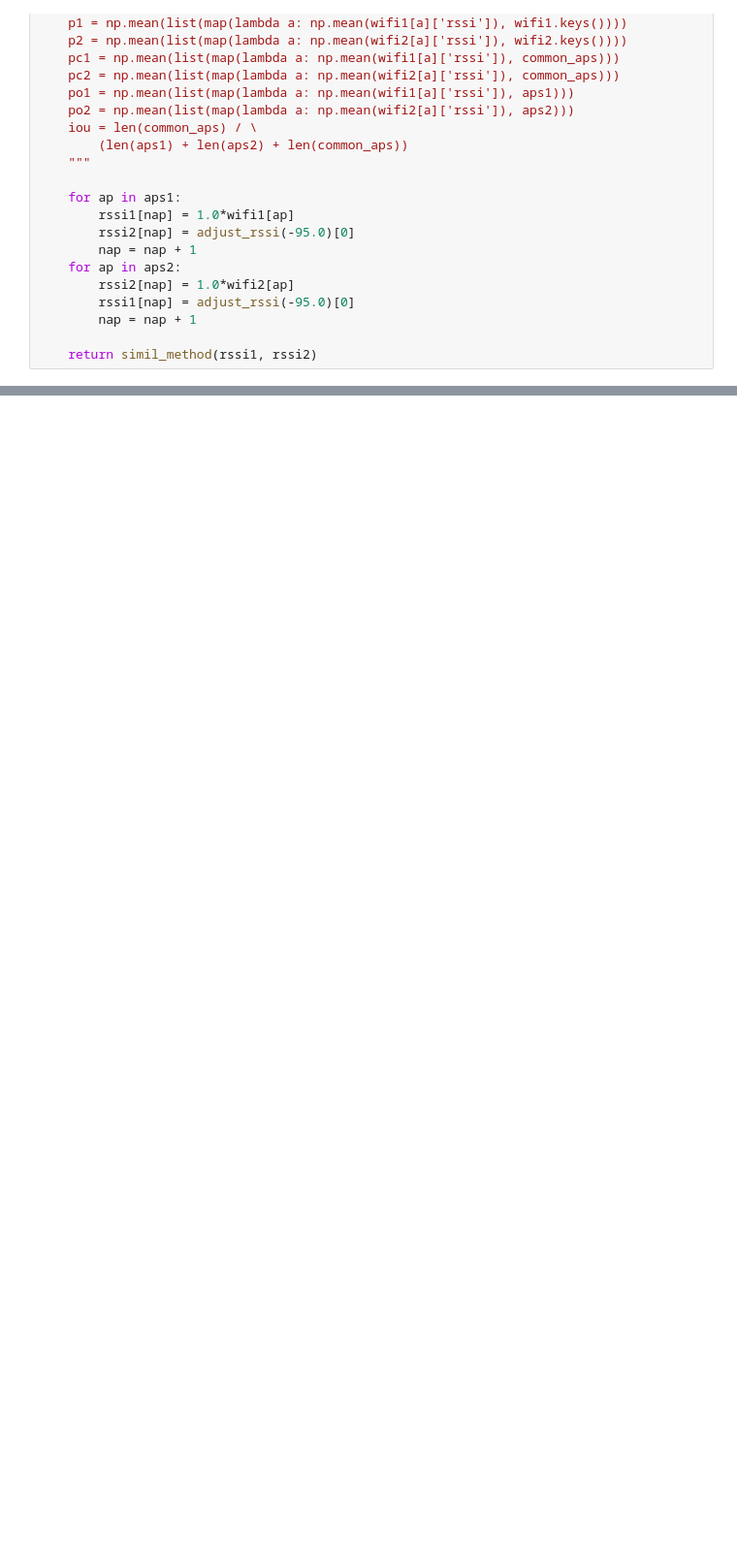
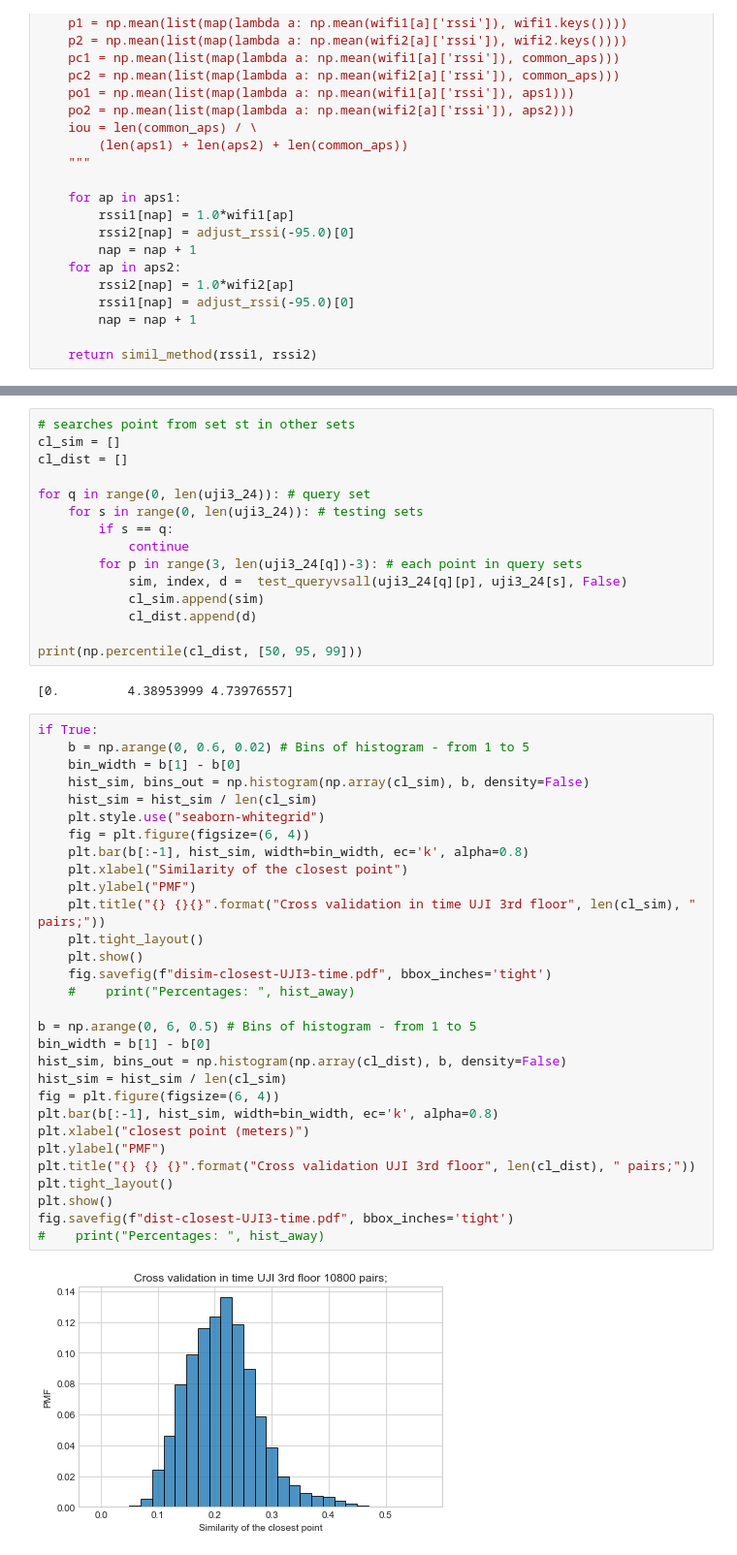
Before and after one commit to documenteinaer/similarity, a Jupyter notebook: similarity-uji.ipynb, the cells around one changed output, grey strips where cells are left out. Shown: that part at 97% size. Cells and saved outputs as stored; diff of their text form; blank space fills up the shorter version.

```diff
--- a/similarity-uji.ipynb
+++ b/similarity-uji.ipynb
@@ -335,0 +421,49 @@ print(np.percentile([r[3] for r in bd], [5, 50, 95]))
+# %%
+# searches point from set st in other sets
+cl_sim = []
+cl_dist = []
+
+for q in range(0, len(uji3_24)): # query set
+    for s in range(0, len(uji3_24)): # testing sets
+        if s == q:
+            continue
+        for p in range(3, len(uji3_24[q])-3): # each point in query sets
+            sim, index, d =  test_queryvsall(uji3_24[q][p], uji3_24[s], False)
+            cl_sim.append(sim)
+            cl_dist.append(d)
+
+print(np.percentile(cl_dist, [50, 95, 99]))
+# %% [output]
+[0.         4.38953999 4.73976557]
+# %%
+if True:
+    b = np.arange(0, 0.6, 0.02) # Bins of histogram - from 1 to 5
+    bin_width = b[1] - b[0]
+    hist_sim, bins_out = np.histogram(np.array(cl_sim), b, density=False)
+    hist_sim = hist_sim / len(cl_sim)
+    plt.style.use("seaborn-whitegrid")
+    fig = plt.figure(figsize=(6, 4))
+    plt.bar(b[:-1], hist_sim, width=bin_width, ec='k', alpha=0.8)
+    plt.xlabel("Similarity of the closest point")
+    plt.ylabel("PMF")
+    plt.title("{} {}{}".format("Cross validation in time UJI 3rd floor", len(cl_sim), " pairs;"))
+    plt.tight_layout()
+    plt.show()
+    fig.savefig(f"disim-closest-UJI3-time.pdf", bbox_inches='tight')
+    #    print("Percentages: ", hist_away)
+
+b = np.arange(0, 6, 0.5) # Bins of histogram - from 1 to 5
+bin_width = b[1] - b[0]
+hist_sim, bins_out = np.histogram(np.array(cl_dist), b, density=False)
+hist_sim = hist_sim / len(cl_sim)
+fig = plt.figure(figsize=(6, 4))
+plt.bar(b[:-1], hist_sim, width=bin_width, ec='k', alpha=0.8)
+plt.xlabel("closest point (meters)")
+plt.ylabel("PMF")
+plt.title("{} {} {}".format("Cross validation UJI 3rd floor", len(cl_dist), " pairs;"))
+plt.tight_layout()
+plt.show()
+fig.savefig(f"dist-closest-UJI3-time.pdf", bbox_inches='tight')
+#    print("Percentages: ", hist_away)
+# %% [output]
+[figure, added]
```
Also changed, not shown: parts of 9 cells of this notebook, 4 other files.
